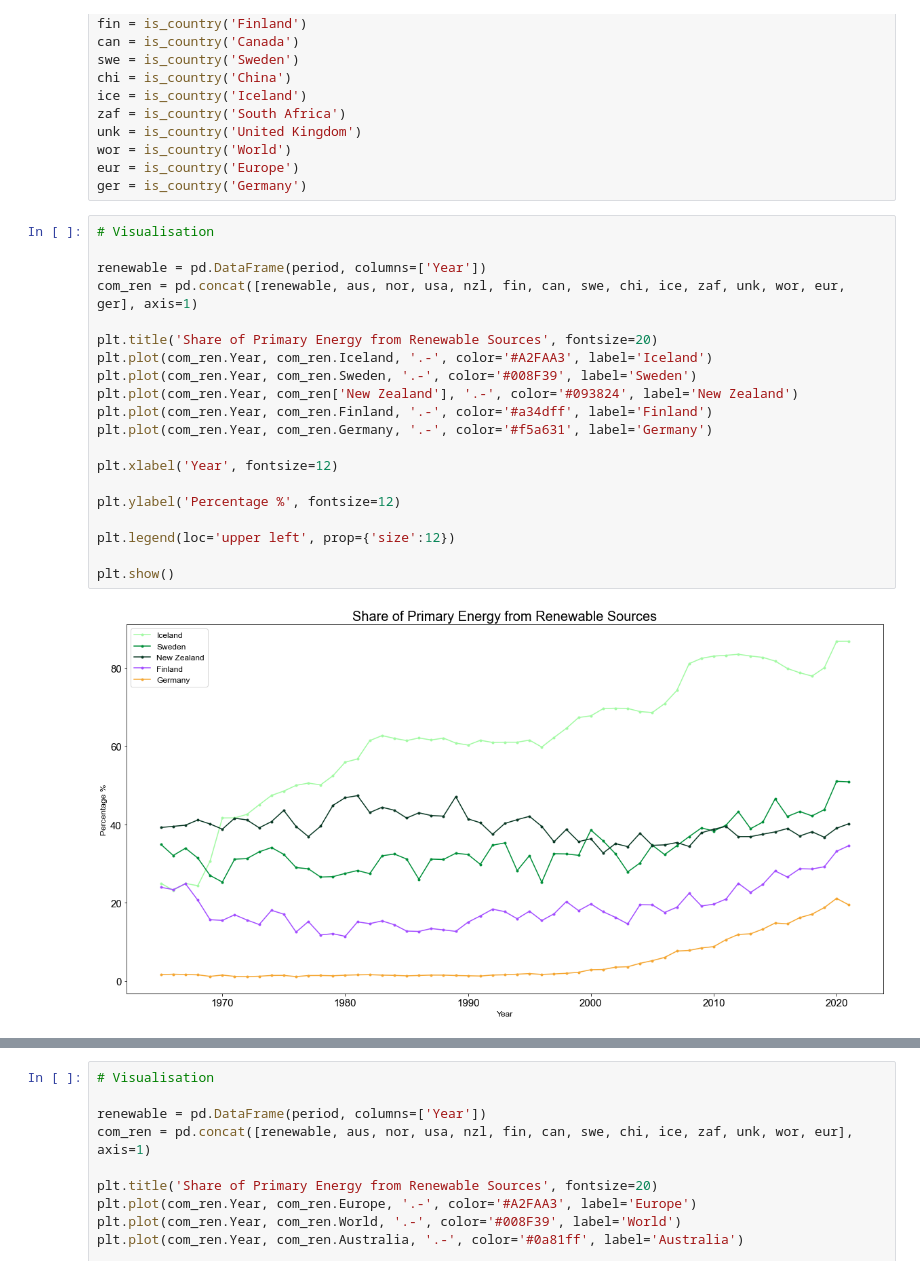
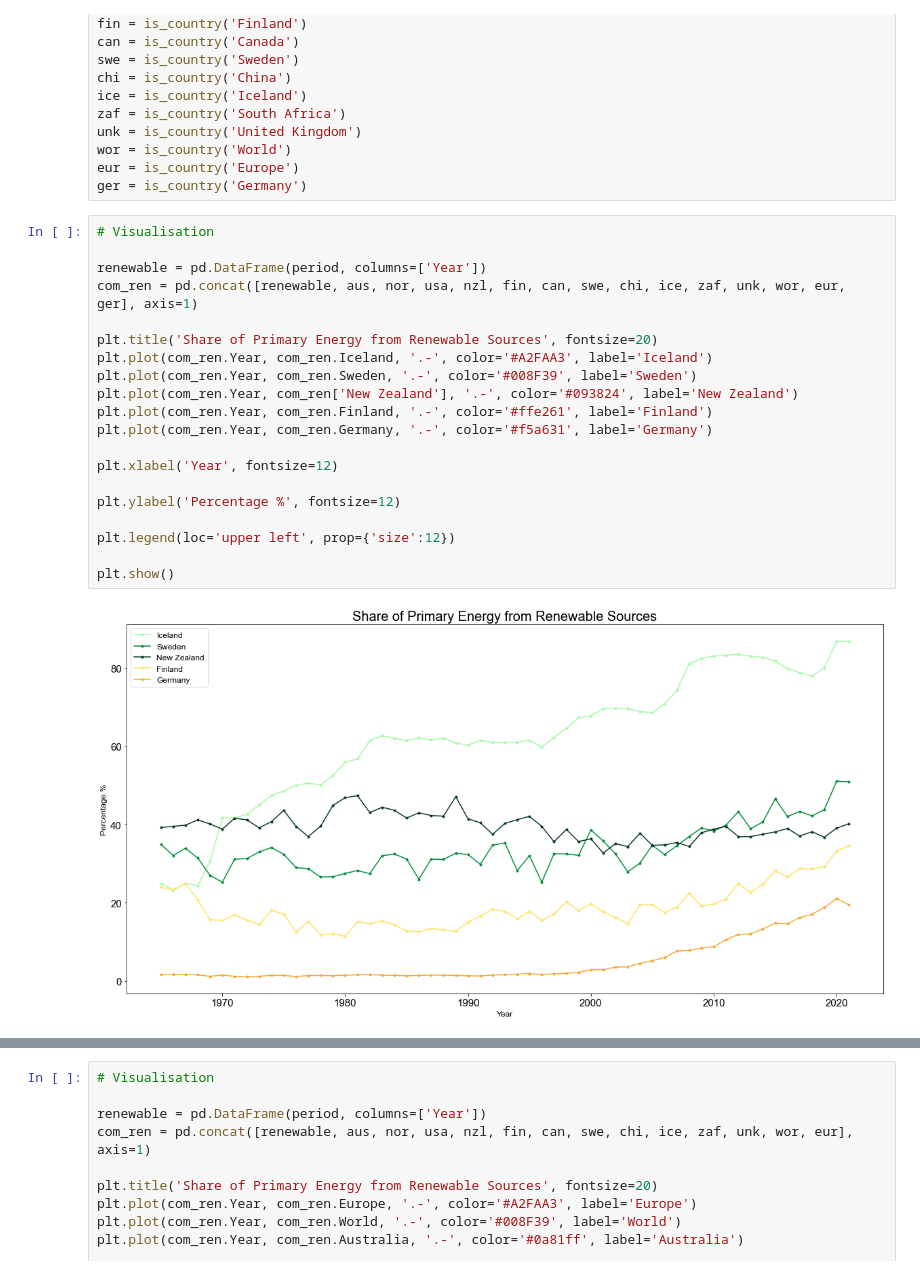
Before and after one commit to aaroln/ev, a Jupyter notebook: presentation.ipynb, the cells around one changed output, grey strips where cells are left out. Cells and saved outputs as stored; diff of their text form.

```diff
--- a/presentation.ipynb
+++ b/presentation.ipynb
@@ -331,25 +331,25 @@ ger = is_country('Germany')
 # %%
 # Visualisation
 
 renewable = pd.DataFrame(period, columns=['Year'])
 com_ren = pd.concat([renewable, aus, nor, usa, nzl, fin, can, swe, chi, ice, zaf, unk, wor, eur, ger], axis=1)
 
 plt.title('Share of Primary Energy from Renewable Sources', fontsize=20)
 plt.plot(com_ren.Year, com_ren.Iceland, '.-', color='#A2FAA3', label='Iceland')
 plt.plot(com_ren.Year, com_ren.Sweden, '.-', color='#008F39', label='Sweden')
 plt.plot(com_ren.Year, com_ren['New Zealand'], '.-', color='#093824', label='New Zealand')
-plt.plot(com_ren.Year, com_ren.Finland, '.-', color='#a34dff', label='Finland')
+plt.plot(com_ren.Year, com_ren.Finland, '.-', color='#ffe261', label='Finland')
 plt.plot(com_ren.Year, com_ren.Germany, '.-', color='#f5a631', label='Germany')
 
 plt.xlabel('Year', fontsize=12)
 
 plt.ylabel('Percentage %', fontsize=12)
 
 plt.legend(loc='upper left', prop={'size':12})
 
 plt.show()
 # %% [output]
-[figure, old version]
+[figure, new version]
 # %%
 # Visualisation
 
```
Also changed, not shown: parts of 1 cell of this notebook.
